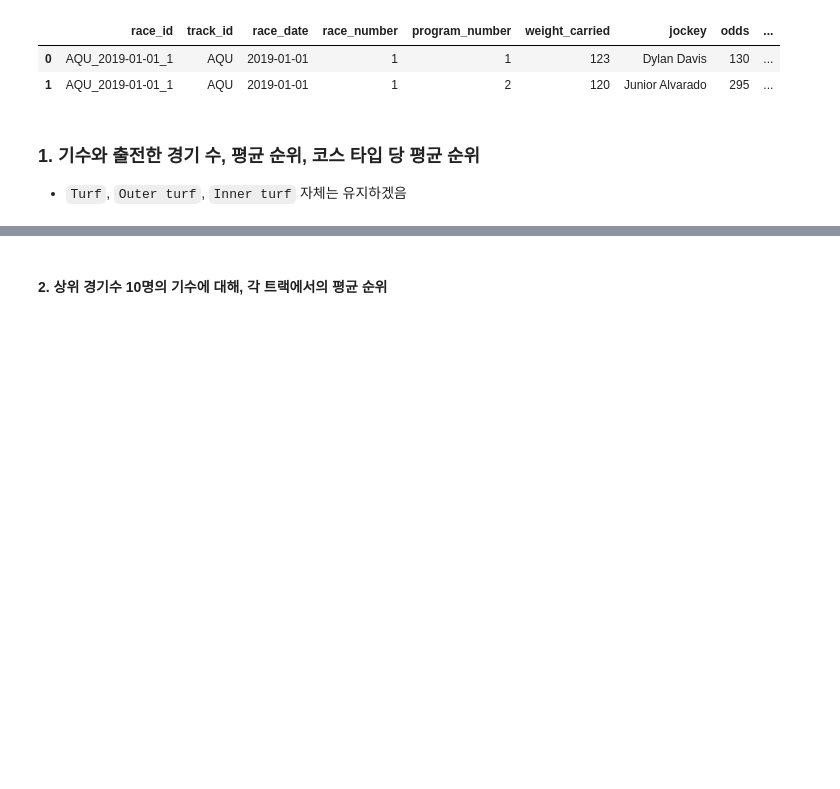
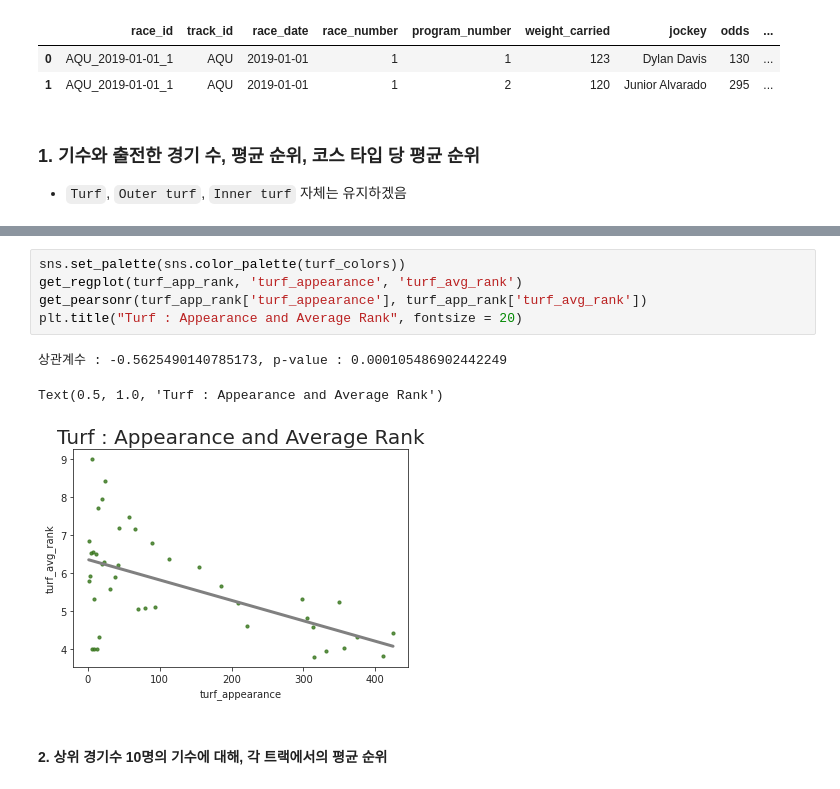
Before and after one commit to dowrave/Data_Analysis_Projects, a Jupyter notebook: 1-2022-derby-eda.ipynb, the cells around one changed output, grey strips where cells are left out. Cells and saved outputs as stored; diff of their text form; blank space fills up the shorter version.

```diff
--- a/1-2022-derby-eda.ipynb
+++ b/1-2022-derby-eda.ipynb
@@ -241,2 +305,11 @@ jockey_df.head(2)
+# %%
+sns.set_palette(sns.color_palette(turf_colors))
+get_regplot(turf_app_rank, 'turf_appearance', 'turf_avg_rank')
+get_pearsonr(turf_app_rank['turf_appearance'], turf_app_rank['turf_avg_rank'])
+plt.title("Turf : Appearance and Average Rank", fontsize = 20)
+# %% [output]
+상관계수 : -0.5625490140785173, p-value : 0.000105486902442249
+Text(0.5, 1.0, 'Turf : Appearance and Average Rank')
+[figure, added]
 # %% [markdown]
 #### 2. 상위 경기수 10명의 기수에 대해, 각 트랙에서의 평균 순위
```
Also changed, not shown: parts of 11 cells of this notebook.
